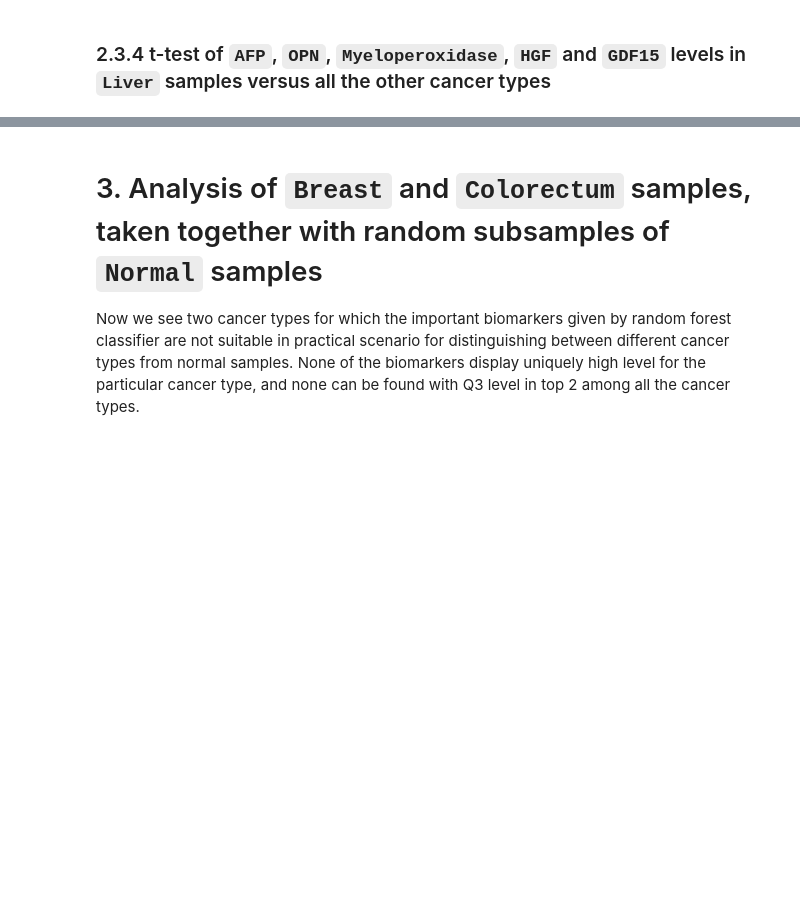
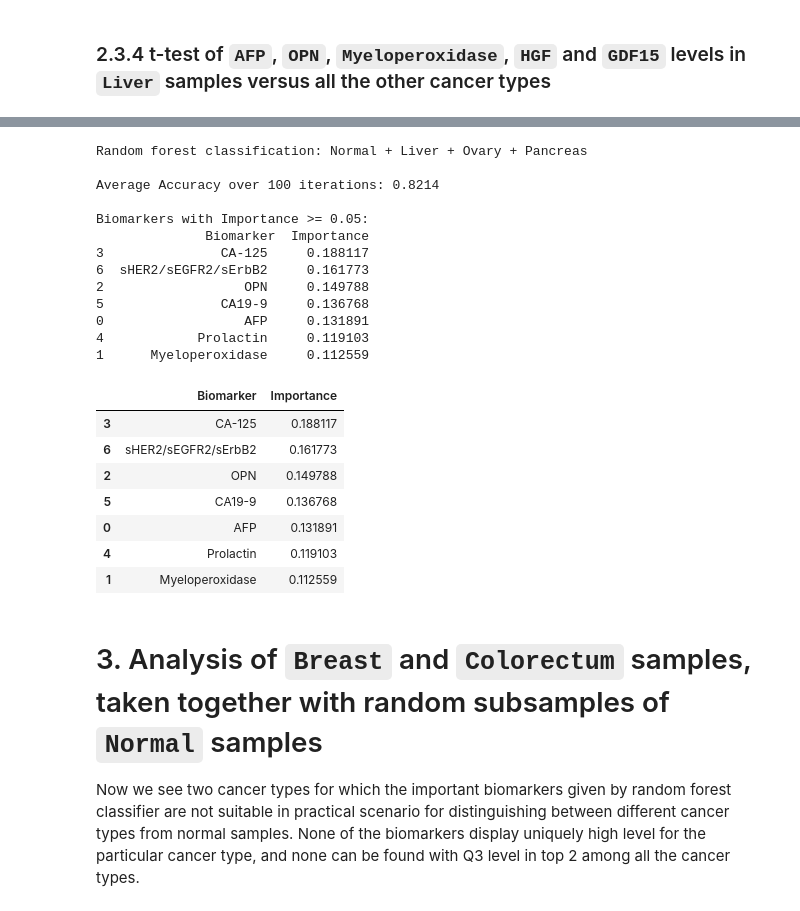
Before and after one commit to subhajitbn/Cancer-Biomarkers-from-Clinical-Data, a Jupyter notebook: tutorial.ipynb, the cells around one changed output, grey strips where cells are left out. Saved outputs shown, nothing was run; the diff lists cells and outputs as text; code cells hidden in the pictures; blank space fills up the shorter version.

```diff
--- a/tutorial.ipynb
+++ b/tutorial.ipynb
@@ -165,3 +268,35 @@ descriptive_statistics(categories = categories, dfs = dfs, biomarker_index = 0)
+# %%
+rf_normal_cancers(categories = categories,
+                  dfs = dfs,
+                  cancer1_category_index = 3,
+                  cancer2_category_index = 6,
+                  cancer3_category_index = 7,
+                  selected_biomarkers = np.array([0, 24, 27, 3, 29, 5, 33]),
+                  test_size = 0.2,
+                  iterations = 100,
+                  threshold = 0.05)
+# %% [output]
+Random forest classification: Normal + Liver + Ovary + Pancreas
+
+Average Accuracy over 100 iterations: 0.8214
+
+Biomarkers with Importance >= 0.05:
+              Biomarker  Importance
+3               CA-125     0.188117
+6  sHER2/sEGFR2/sErbB2     0.161773
+2                  OPN     0.149788
+5               CA19-9     0.136768
+0                  AFP     0.131891
+4            Prolactin     0.119103
+1      Myeloperoxidase     0.112559
+|  | Biomarker | Importance |
+| 3 | CA-125 | 0.188117 |
+| 6 | sHER2/sEGFR2/sErbB2 | 0.161773 |
+| 2 | OPN | 0.149788 |
+| 5 | CA19-9 | 0.136768 |
+| 0 | AFP | 0.131891 |
+| 4 | Prolactin | 0.119103 |
+| 1 | Myeloperoxidase | 0.112559 |
 # %% [markdown]
 # 3. Analysis of `Breast` and `Colorectum` samples, taken together with random subsamples of `Normal` samples
 
```
Also changed, not shown: parts of 20 cells of this notebook, 41 other files.
